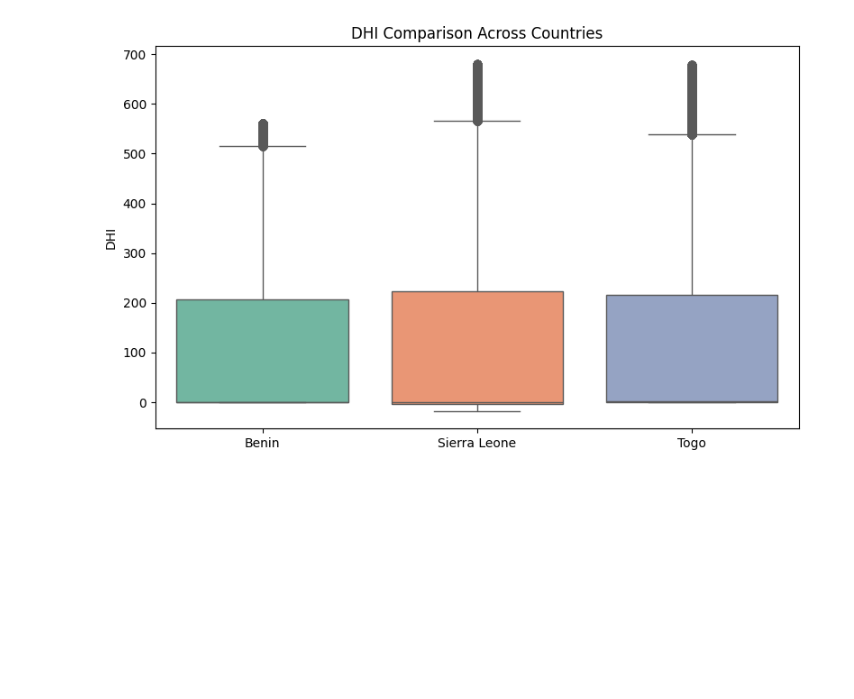
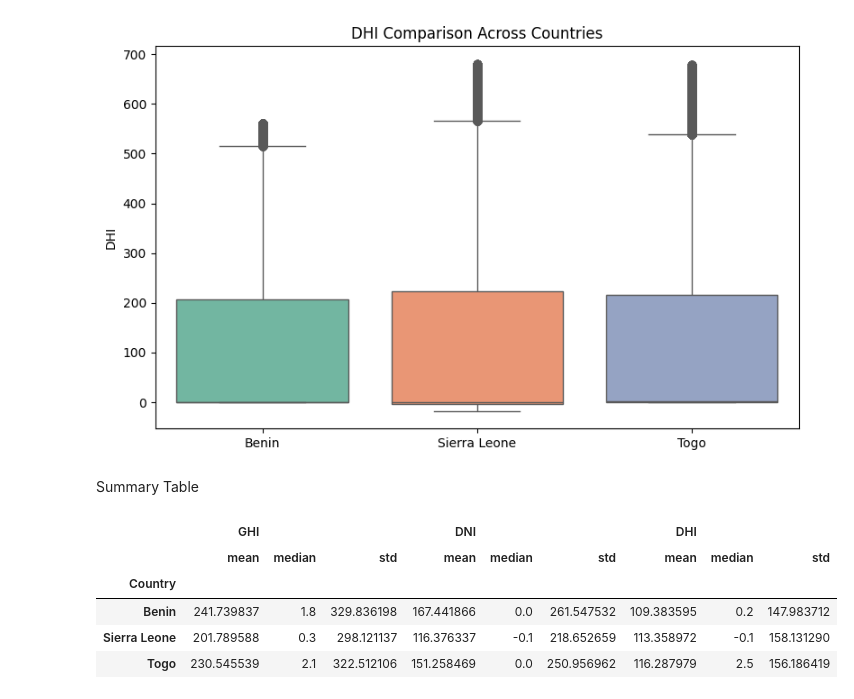
Before and after one commit to Feven777/solar-challenge-week0, a Jupyter notebook: notebook/compare-countries.ipynb, the cells around one changed output. Saved outputs shown, nothing was run; the diff lists cells and outputs as text; code cells hidden in the pictures; blank space fills up the shorter version.

Commit message:
Add summary table

```diff
--- a/notebook/compare-countries.ipynb
+++ b/notebook/compare-countries.ipynb
@@ -42,3 +42,15 @@ for metric in metrics:
 [figure]
 [figure]
 [figure]
+# %% [markdown]
+Summary Table
+# %%
+summary_table= df.groupby('Country')[["GHI","DNI","DHI"]].agg(["mean","median","std"])
+summary_table
+# %% [output]
+|  | GHI |  |  | DNI |  |  | DHI |  |  |
+|  | mean | median | std | mean | median | std | mean | median | std |
+| Country |  |  |  |  |  |  |  |  |  |
+| Benin | 241.739837 | 1.8 | 329.836198 | 167.441866 | 0.0 | 261.547532 | 109.383595 | 0.2 | 147.983712 |
+| Sierra Leone | 201.789588 | 0.3 | 298.121137 | 116.376337 | -0.1 | 218.652659 | 113.358972 | -0.1 | 158.131290 |
+| Togo | 230.545539 | 2.1 | 322.512106 | 151.258469 | 0.0 | 250.956962 | 116.287979 | 2.5 | 156.186419 |
```
